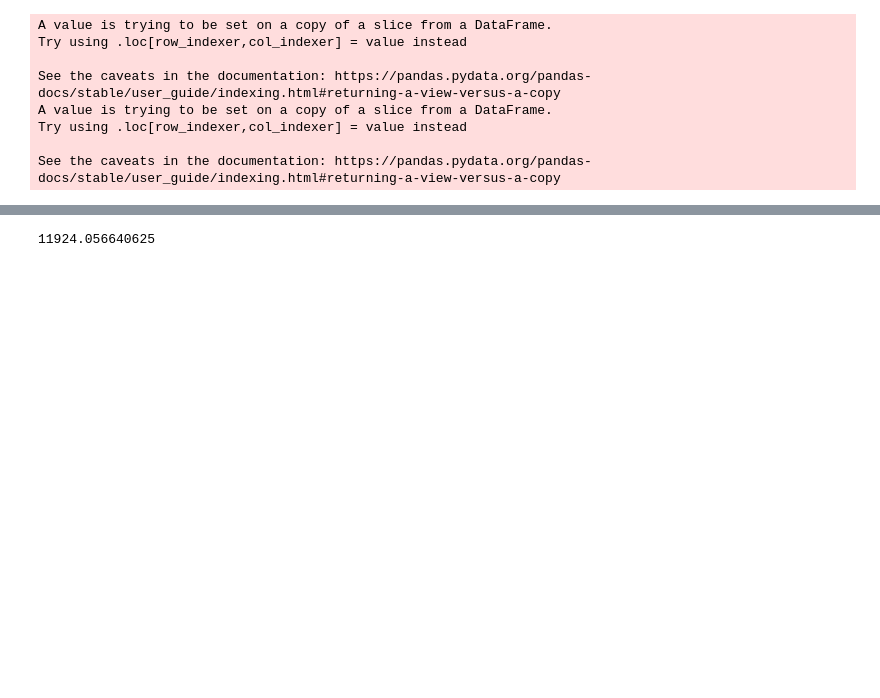
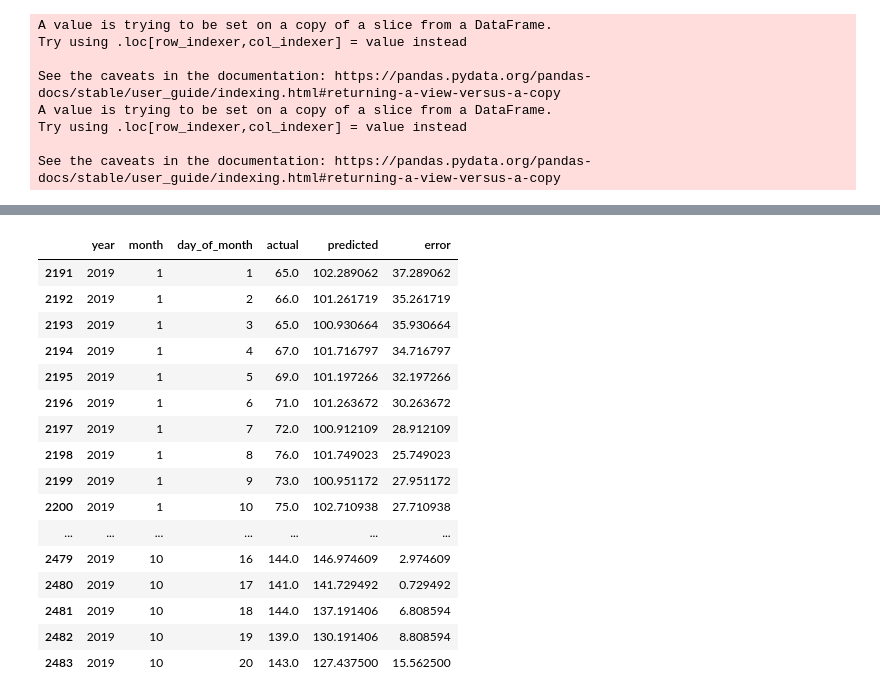
Before and after one commit to Hgithubacct/solar_output, a Jupyter notebook: Linear Regression Prediction for next 30 days of solar panel usage 2019.ipynb, the cells around one changed output, grey strips where cells are left out. Drawn from its saved outputs; the diff is of its cells as text; code cells hidden in the pictures; blank space fills up the shorter version.

```diff
--- a/Linear Regression Prediction for next 30 days of solar panel usage 2019.ipynb
+++ b/Linear Regression Prediction for next 30 days of solar panel usage 2019.ipynb
@@ -182,12 +203,30 @@ pred = mod.predict(test.values)
 # %%
 anal_ize = pd.DataFrame()
 anal_ize['actual'] = actual
 anal_ize['predicted'] = pred
 anal_ize['error'] = abs(anal_ize['actual'] -anal_ize['predicted'])
 anal_ize = meta.join(anal_ize)
 anal_ize['error'].sum()
+anal_ize = anal_ize.dropna()
+anal_ize
 # %% [output]
-11924.056640625
+|  | year | month | day_of_month | actual | predicted | error |
+| 2191 | 2019 | 1 | 1 | 65.0 | 102.289062 | 37.289062 |
+| 2192 | 2019 | 1 | 2 | 66.0 | 101.261719 | 35.261719 |
+| 2193 | 2019 | 1 | 3 | 65.0 | 100.930664 | 35.930664 |
+| 2194 | 2019 | 1 | 4 | 67.0 | 101.716797 | 34.716797 |
+| 2195 | 2019 | 1 | 5 | 69.0 | 101.197266 | 32.197266 |
+| 2196 | 2019 | 1 | 6 | 71.0 | 101.263672 | 30.263672 |
+| 2197 | 2019 | 1 | 7 | 72.0 | 100.912109 | 28.912109 |
+| 2198 | 2019 | 1 | 8 | 76.0 | 101.749023 | 25.749023 |
+| 2199 | 2019 | 1 | 9 | 73.0 | 100.951172 | 27.951172 |
+| 2200 | 2019 | 1 | 10 | 75.0 | 102.710938 | 27.710938 |
+| ... | ... | ... | ... | ... | ... | ... |
+| 2479 | 2019 | 10 | 16 | 144.0 | 146.974609 | 2.974609 |
+| 2480 | 2019 | 10 | 17 | 141.0 | 141.729492 | 0.729492 |
+| 2481 | 2019 | 10 | 18 | 144.0 | 137.191406 | 6.808594 |
+| 2482 | 2019 | 10 | 19 | 139.0 | 130.191406 | 8.808594 |
+| 2483 | 2019 | 10 | 20 | 143.0 | 127.437500 | 15.562500 |
 # %%
 # x = anal_ize['actual']
 x = anal_ize.index
```
Also changed, not shown: parts of 7 cells of this notebook.
